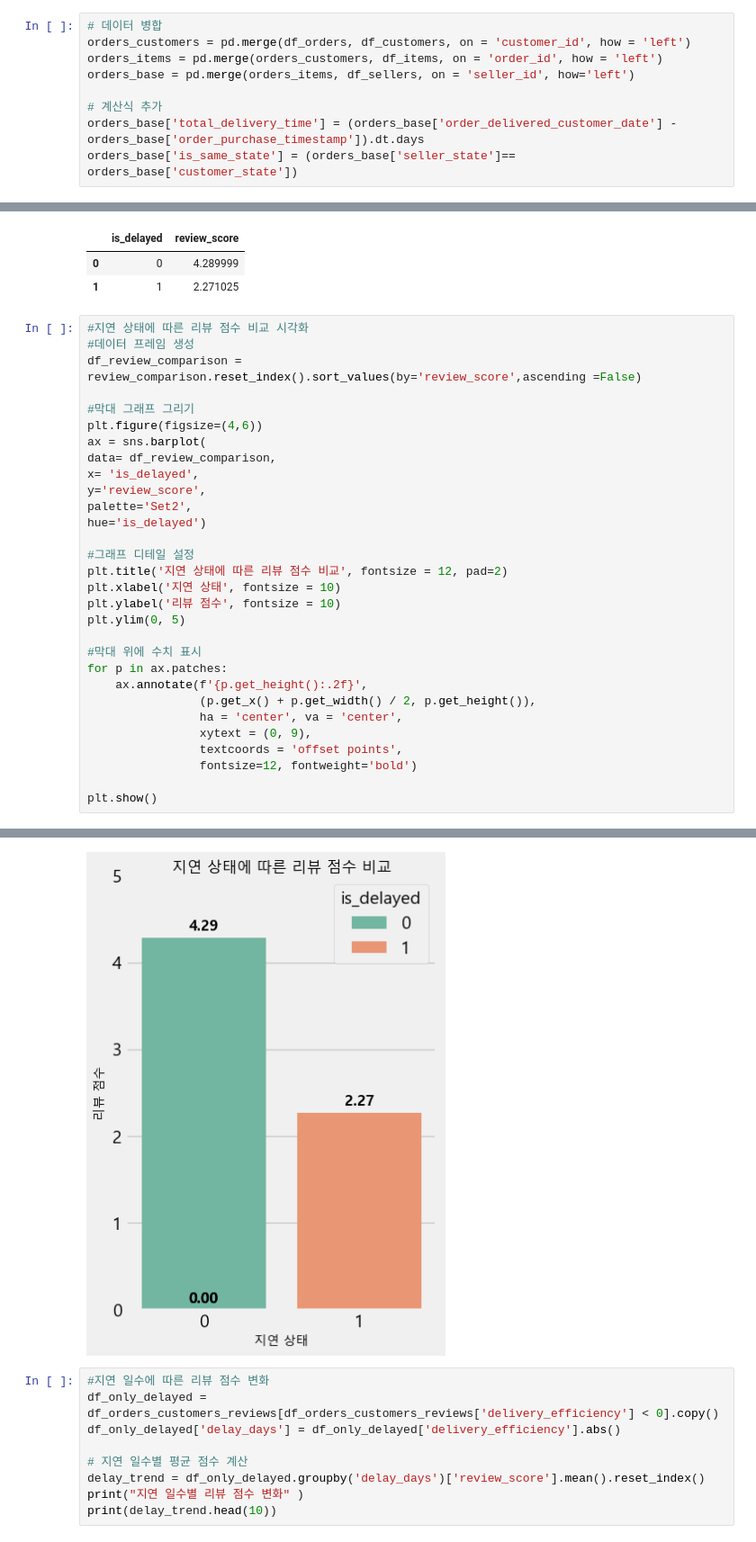
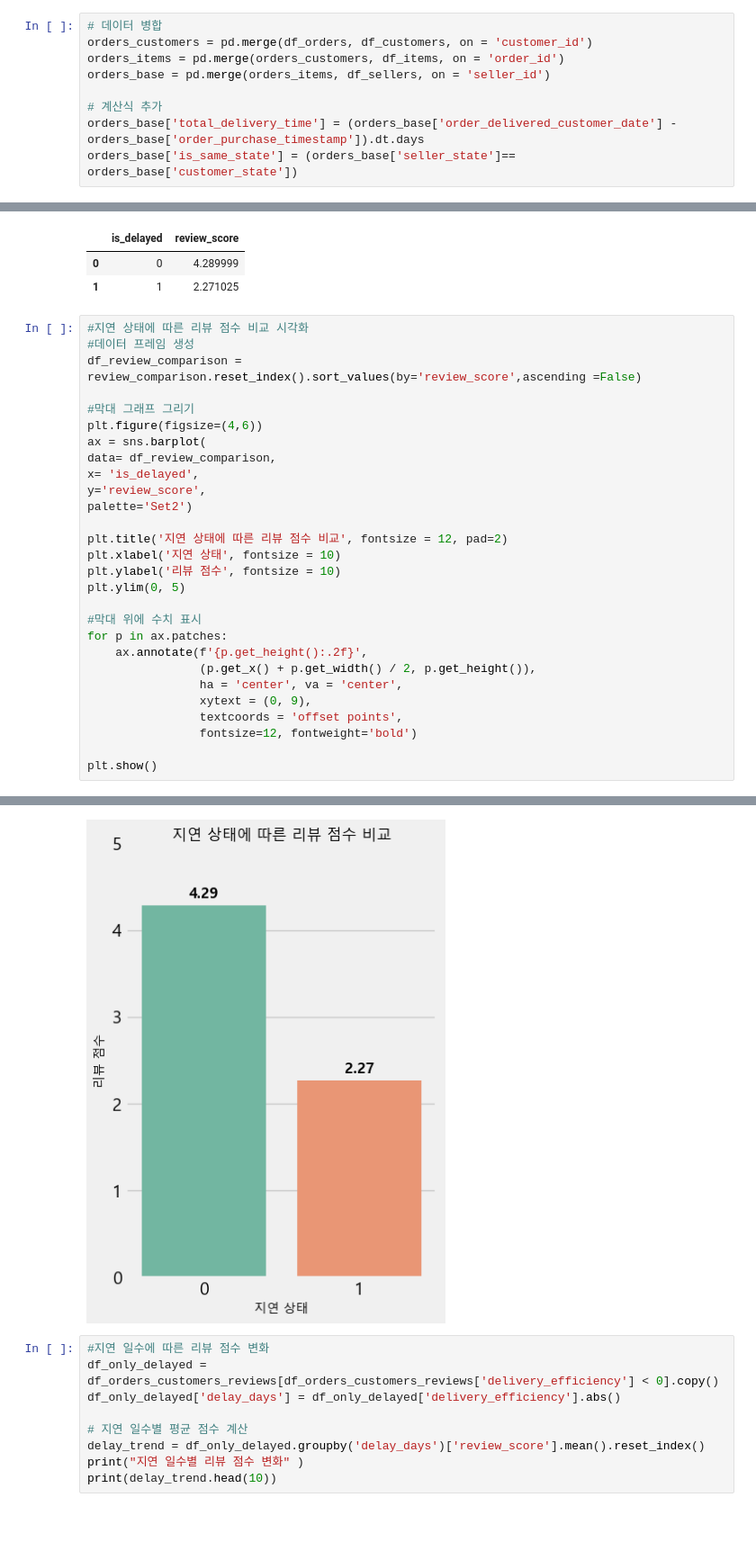
Before and after one commit to eunsung20311-dot/Olist-E-commerce-Analysis, a Jupyter notebook: 2.Hypothesis_Testing.ipynb, the cells around one changed output, grey strips where cells are left out. Shown at 90% size. Drawn from its saved outputs; the diff is of its cells as text.

```diff
--- a/2.Hypothesis_Testing.ipynb
+++ b/2.Hypothesis_Testing.ipynb
@@ -157,9 +157,9 @@ Passing `palette` without assigning `hue` is deprecated and will be removed in v
     - 배송 품질 개선을 위해 지연율이 높은 상위 노선의 병목 현상 해소가 우선적으로 필요함
 # %%
 # 데이터 병합
-orders_customers = pd.merge(df_orders, df_customers, on = 'customer_id', how = 'left')
-orders_items = pd.merge(orders_customers, df_items, on = 'order_id', how = 'left')
-orders_base = pd.merge(orders_items, df_sellers, on = 'seller_id', how='left')
+orders_customers = pd.merge(df_orders, df_customers, on = 'customer_id')
+orders_items = pd.merge(orders_customers, df_items, on = 'order_id')
+orders_base = pd.merge(orders_items, df_sellers, on = 'seller_id')
 
 # 계산식 추가
 orders_base['total_delivery_time'] = (orders_base['order_delivered_customer_date'] - orders_base['order_purchase_timestamp']).dt.days
@@ -348,10 +348,8 @@ ax = sns.barplot(
 data= df_review_comparison,
 x= 'is_delayed',
 y='review_score',
-palette='Set2',
-hue='is_delayed')
+palette='Set2')
 
-#그래프 디테일 설정
 plt.title('지연 상태에 따른 리뷰 점수 비교', fontsize = 12, pad=2)
 plt.xlabel('지연 상태', fontsize = 10)
 plt.ylabel('리뷰 점수', fontsize = 10)
@@ -371,4 +372,4 @@ plt.show()
-[figure, old version]
+[figure, new version]
 # %%
 #지연 일수에 따른 리뷰 점수 변화
 df_only_delayed = df_orders_customers_reviews[df_orders_customers_reviews['delivery_efficiency'] < 0].copy()
```
Also changed, not shown: parts of 5 cells of this notebook.
